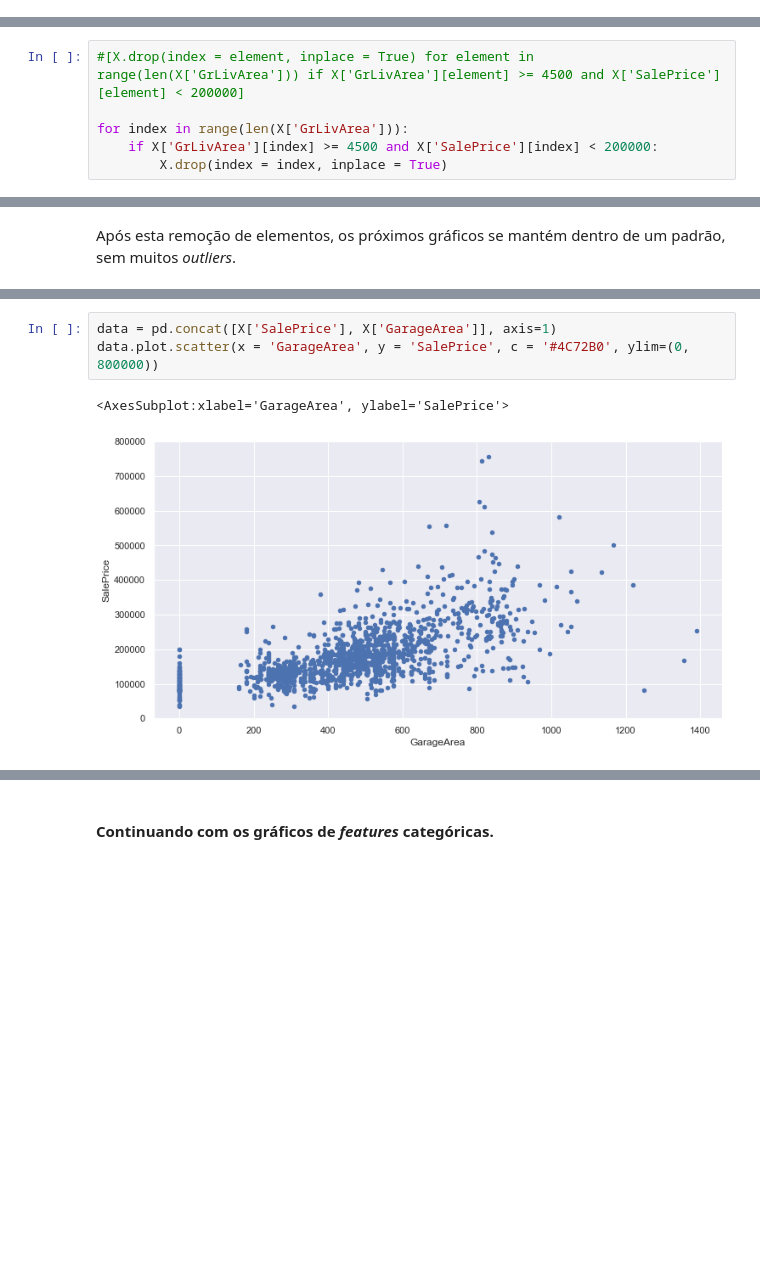
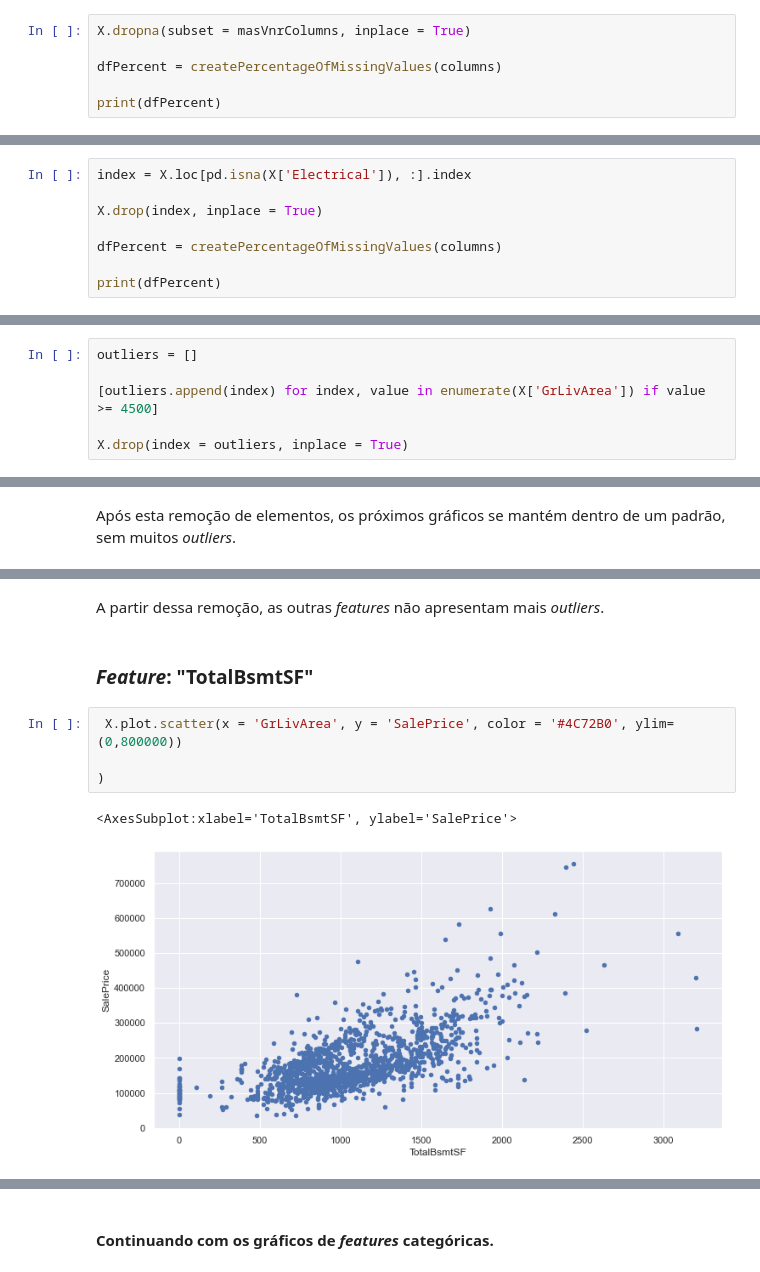
Before and after one commit to G-Moraes/house-prices, a Jupyter notebook: main.ipynb, the cells around one changed output, grey strips where cells are left out. Cells and saved outputs as stored; diff of their text form; blank space fills up the shorter version.

Commit message:
remoção de outliers nas features numéricas

```diff
--- a/main.ipynb
+++ b/main.ipynb
@@ -205,0 +364,6 @@ X.drop(columns = deletedColumns, axis = 1)
+# %%
+X.dropna(subset = masVnrColumns, inplace = True)
+
+dfPercent = createPercentageOfMissingValues(columns)
+
+print(dfPercent)
@@ -205,0 +375,8 @@ X.drop(columns = deletedColumns, axis = 1)
+# %%
+index = X.loc[pd.isna(X['Electrical']), :].index
+
+X.drop(index, inplace = True)
+
+dfPercent = createPercentageOfMissingValues(columns)
+
+print(dfPercent)
@@ -372,9 +522,9 @@ data.plot.scatter(x = 'GrLivArea', y = 'SalePrice', c = '#4C72B0', ylim=(0,80000
 A representação dos elementos mais acima (com *SalePrice* > 700.000) são os elementos com a variação > 7. Estes elementos seguem o padrão que outros elementos representam, algo como uma função linear.
 
 Já os elementos mais a esquerda (com *GrLivArea* > 4500) são elementos considerados *outliers*, sendo assim, removê-los é beneficial para o modelo regressor ter uma precisão maior.
-# %%
-#[X.drop(index = element, inplace = True) for element in range(len(X['GrLivArea'])) if X['GrLivArea'][element] >= 4500 and X['SalePrice'][element] < 200000]
-
-for index in range(len(X['GrLivArea'])):
-    if X['GrLivArea'][index] >= 4500 and X['SalePrice'][index] < 200000:
-        X.drop(index = index, inplace = True)
+# %%
+outliers = []
+
+[outliers.append(index) for index, value in enumerate(X['GrLivArea']) if value >= 4500]
+
+X.drop(index = outliers, inplace = True)
@@ -383,7 +544,12 @@ Após esta remoção de elementos, os próximos gráficos se mantém dentro de u
+# %% [markdown]
+A partir dessa remoção, as outras *features* não apresentam mais *outliers*.
+# %% [markdown]
+### *Feature*: "TotalBsmtSF"
 # %%
-data = pd.concat([X['SalePrice'], X['GarageArea']], axis=1)
-data.plot.scatter(x = 'GarageArea', y = 'SalePrice', c = '#4C72B0', ylim=(0, 800000))
+ X.plot.scatter(x = 'GrLivArea', y = 'SalePrice', color = '#4C72B0', ylim=(0,800000))
+
+)
 # %% [output]
-<AxesSubplot:xlabel='GarageArea', ylabel='SalePrice'>
+<AxesSubplot:xlabel='TotalBsmtSF', ylabel='SalePrice'>
-[figure, old version]
+[figure, new version]
 # %%
```
Also changed, not shown: parts of 96 cells of this notebook, 1 other file.
